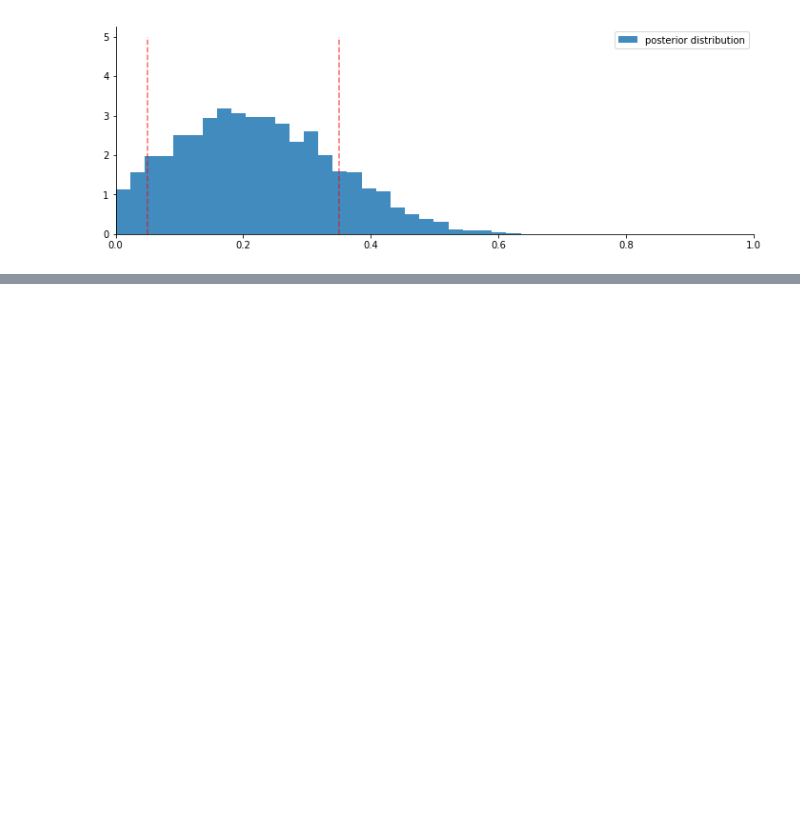
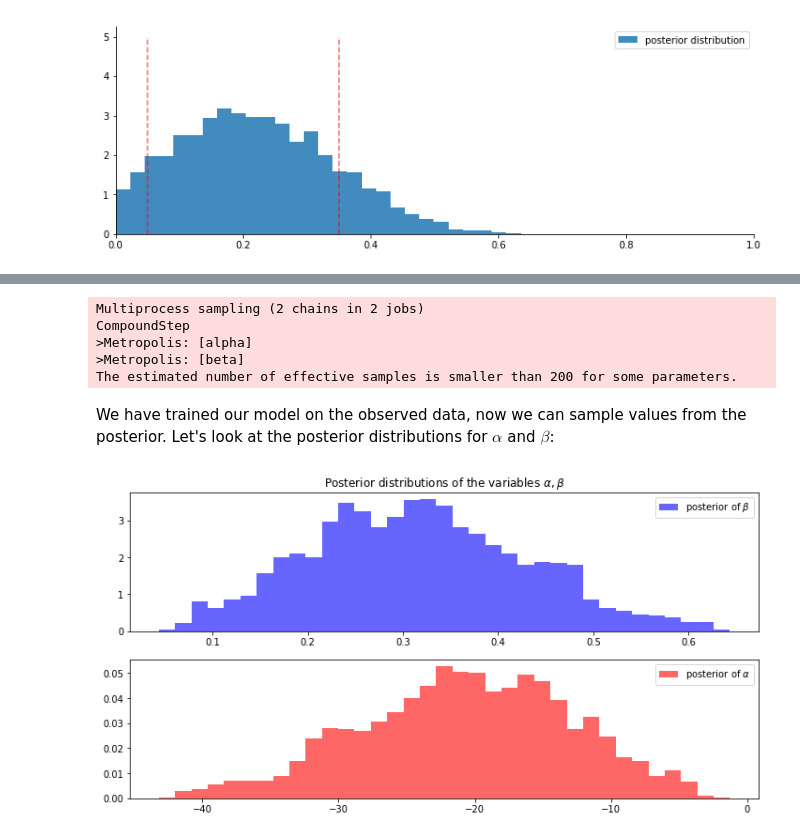
Before and after one commit to rmania/datascience, a Jupyter notebook: ml_models/2_0_Bayesian_models.ipynb, the cells around one changed output, grey strips where cells are left out. Cells and saved outputs as stored; diff of their text form; code cells hidden in the pictures; blank space fills up the shorter version.

```diff
--- a/ml_models/2_0_Bayesian_models.ipynb
+++ b/ml_models/2_0_Bayesian_models.ipynb
@@ -531,0 +599,11 @@ remove_borders(ax)
+# %%
+temp = data[:,0]
+defect = data[:,1]
+
+with pm.Model() as model:
+    beta = pm.Normal('beta', mu=0, tau=.001, testval=0) ## **
+    alpha = pm.Normal("alpha", mu=0, tau=0.001, testval=0)
+    p = pm.Deterministic("p", 1.0/(1. + tt.exp(beta*temp + alpha)))
+
+# note: the smaller $\tau$, the larger the spread of the distribution
+# (i.e. we are more uncertain). Reciprocal to $\sigma^2$
@@ -531,0 +616,34 @@ remove_borders(ax)
+# %%
+# connect the probabilities in `p` with our observations through a
+# Bernoulli random variable.
+with model:
+    observed = pm.Bernoulli('obs', p, observed=defect)
+    start = pm.find_MAP()
+    step = pm.Metropolis()
+    trace = pm.sample(120000, step=step, start=start)
+    burned_trace = trace[100000::2]
+# %% [output]
+Multiprocess sampling (2 chains in 2 jobs)
+CompoundStep
+>Metropolis: [alpha]
+>Metropolis: [beta]
+The estimated number of effective samples is smaller than 200 for some parameters.
+# %% [markdown]
+We have trained our model on the observed data, now we can sample values from the posterior. Let's look at the posterior distributions for $\alpha$ and $\beta$:
+# %%
+alpha_samples = burned_trace["alpha"][:, np.newaxis]  # best to make them 1d
+beta_samples = burned_trace["beta"][:, np.newaxis]
+
+
+#histogram of the samples:
+fig, ax = plt.subplots(2,1, figsize=figsize)
+ax[0].hist(beta_samples, histtype='stepfilled', bins=35, alpha=0.60,
+          label=r"posterior of $\beta$", color='blue', density=True)
+ax[0].set(title = r"Posterior distributions of the variables $\alpha, \beta$")
+ax[0].legend(loc='best')
+
+ax[1].hist(alpha_samples, histtype='stepfilled', bins=35, alpha=0.60,
+          label=r"posterior of $\alpha$", color='red', density=True)
+ax[1].legend(loc='best');
+# %% [output]
+[figure, added]
```
Also changed, not shown: parts of 16 cells of this notebook.
